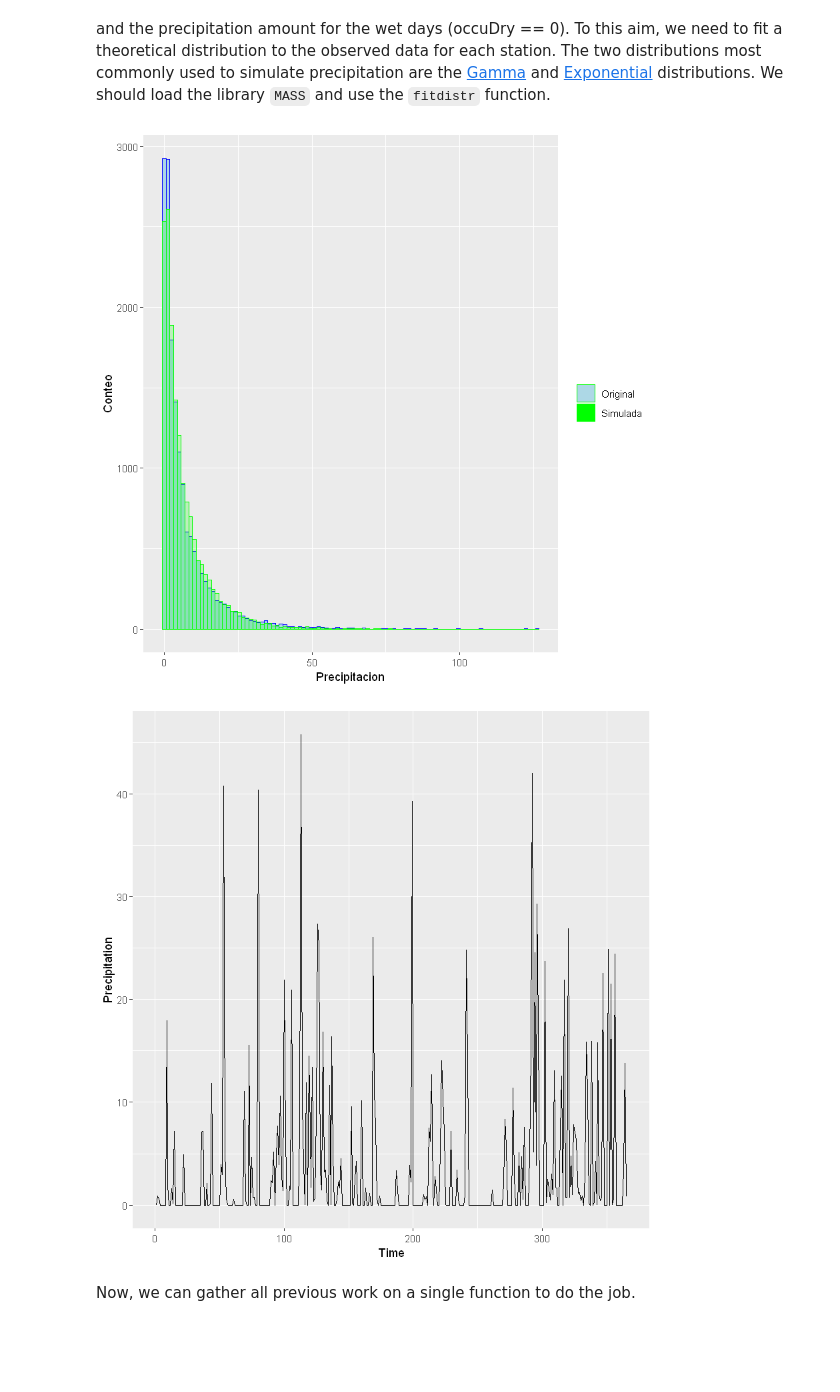
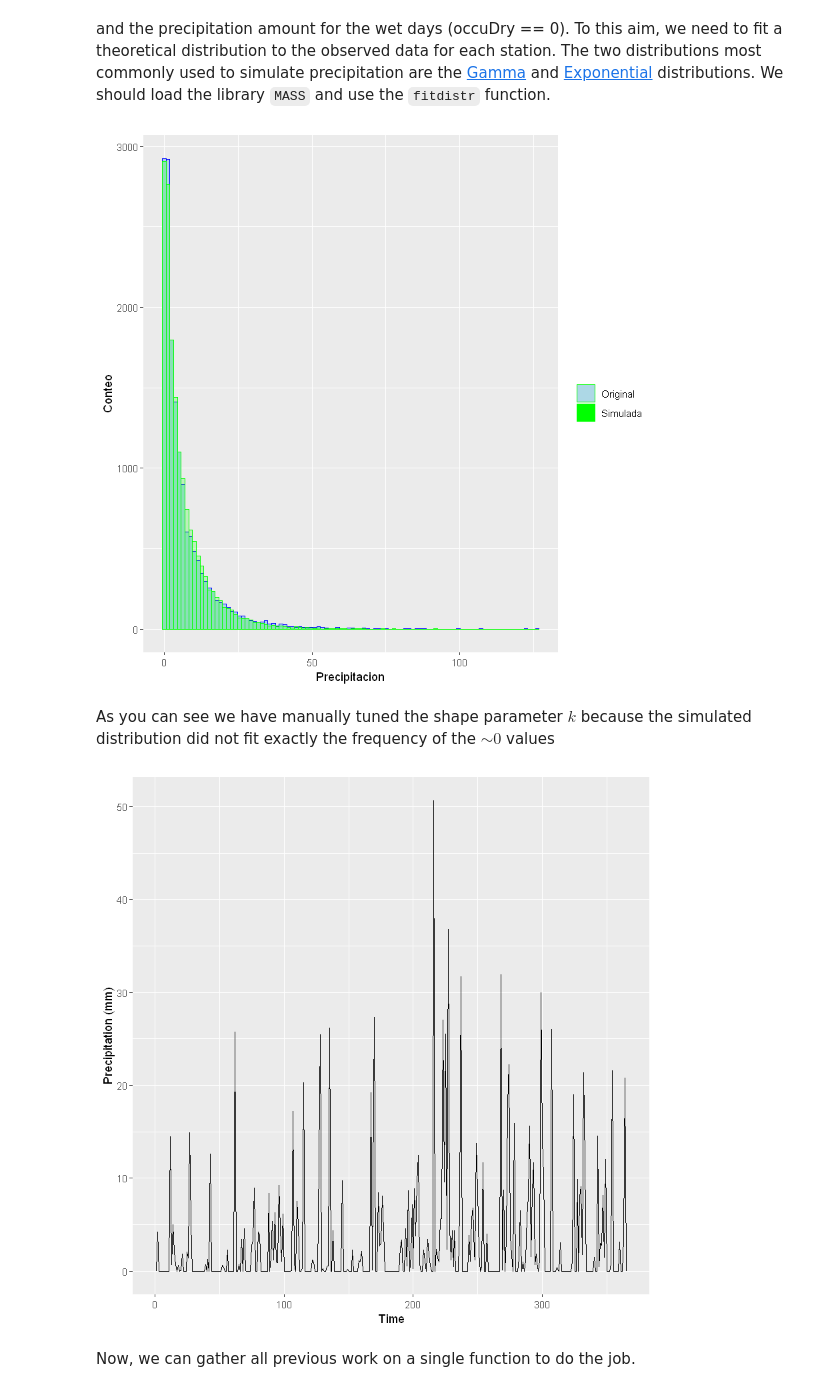
Before and after one commit to jgonzalezab/simulacion-precipitaciones, a Jupyter notebook: M1964_panorama_practica.ipynb, the cells around one changed output. Drawn from its saved outputs; the diff is of its cells as text; code cells hidden in the pictures; blank space fills up the shorter version.

```diff
--- a/M1964_panorama_practica.ipynb
+++ b/M1964_panorama_practica.ipynb
@@ -19,7 +18,8 @@ library(microbenchmark)
 # %%
 # Loading and ploting data for Santander CMT
 precipCMT <- read.csv("Data/RR_STAID003922.txt", skip = 20, header = T)
+precipCMT$RR <-precipCMT$RR / 10 # To mm
 ggplot() +  # first year
     geom_line(aes(x = 1:365, y = precipCMT$RR[1:365] / 10)) +
-    xlab('Time') + ylab('Precipitation')
+    xlab('Time') + ylab('Precipitation (mm)')
 # %% [output]
@@ -33,10 +33,11 @@ Now try to load the data for Parayas (in this case the series contains missing d
 
 precipParayas <- read.csv("Data/RR_STAID003923.txt", skip = 20, header = T)
 precipParayas <- precipParayas[precipParayas$Q_RR != 9, ]
+precipParayas$RR <- precipParayas$RR / 10 # To mm
 
 auxDF <- data.frame(CMR = tail(precipCMT$RR, nrow(precipParayas)),
                     Parayas = precipParayas$RR)
-ggplot(auxDF) + geom_point(aes(x = CMR / 10, y = Parayas / 10)) +
+ggplot(auxDF) + geom_point(aes(x = CMR, y = Parayas)) +
     geom_abline(intercept = 0, slope = 1, colour = 'red', size = 1.5) +
     xlab('Precipitation on CMT data') + ylab('Precipitations on Parayas data')
 # %% [output]
@@ -239,41 +241,45 @@ library(MASS)   # you may need to install this package
 # ? fitdistr      # use fitdistr to fit an exponential and obtain the rate.
 # Option 2: estimate the rate as the mean of precip (for days with precip>0 only)
 # Use only option 2 if running into trouble with option 1.
-RR_MM <- precipCMT$RR[which(precipCMT$RR > 0)] / 10 # Here we will use CMT data as reference
+RR_MM <- precipCMT$RR[which(precipCMT$RR > 0)] # Here we will use CMT data as reference
+
 fittedGamma <- fitdistr(RR_MM, densfun = 'gamma')
+ourShape <- 0.65 # Manually fitted
 
 simGamma <- rgamma(length(RR_MM),
-              shape = fittedGamma$estimate[1],
+              shape = ourShape,
               rate = fittedGamma$estimate[2])
 
 ggplot() +
   geom_histogram(aes(RR_MM, fill = 'Original'), bins = 100, colour = 'blue') +
   geom_histogram(aes(simGamma, fill = 'Simulada'), bins = 100, alpha = 0.2, colour = 'green') +
   guides(fill = guide_legend(title = '')) +
-    scale_fill_manual(values = c('lightblue', 'green')) +
+  scale_fill_manual(values = c('lightblue', 'green')) +
   xlab('Precipitacion') + ylab('Conteo')
 # %% [output]
-[figure, old version]
+[figure, new version]
+# %% [markdown]
+As you can see we have manually tuned the shape parameter $k$ because the simulated distribution did not fit exactly the frequency of the $\sim 0$ values
 # %%
 # Using the obtained rate, simulate 365 amount values and obtain the
 # precipitation series multiplying the simulated occurrence and amount.
-#
+
 outSample <- simulateData(days = 365, transProb = transVec_CMT)
 
 auxGen <- function(x) {
       x <- rgamma(1,
-                  shape = fittedGamma$estimate[1],
+                  shape = ourShape,
                   rate = fittedGamma$estimate[2])
       return(x)
 }
 
 outSample[outSample == 1] <- sapply(outSample[outSample == 1],
                                     auxGen)
 
 ggplot() +
     geom_line(aes(x = 1:length(outSample), y = outSample)) +
-    xlab('Time') + ylab('Precipitation')
+    xlab('Time') + ylab('Precipitation (mm)')
 # %% [output]
-[figure, old version]
+[figure, new version]
 # %% [markdown]
 Now, we can gather all previous work on a single function to do the job.
```
Also changed, not shown: parts of 11 cells of this notebook.
